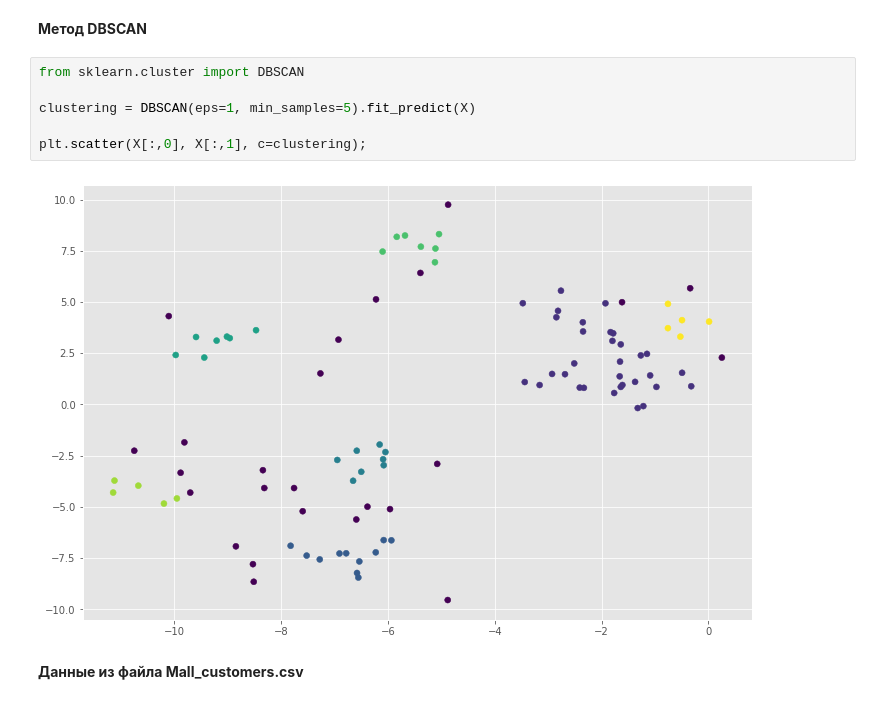
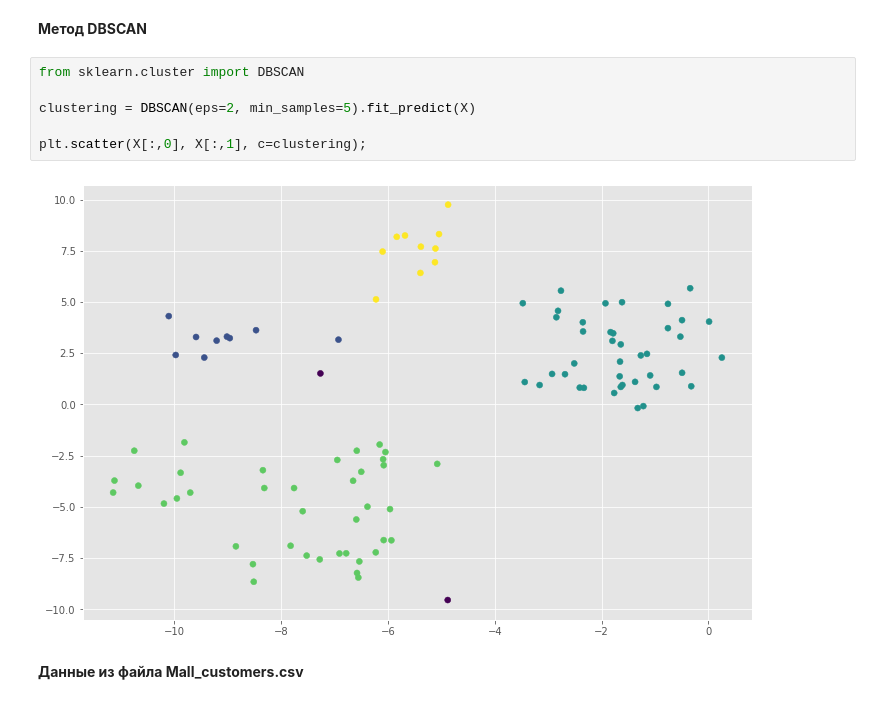
Before and after one commit to avetodef/modern-data-analysis-tools-itmo, a Jupyter notebook: lab1_siad.ipynb, the cells around one changed output. Drawn from its saved outputs; the diff is of its cells as text.

```diff
--- a/lab1_siad.ipynb
+++ b/lab1_siad.ipynb
@@ -55,11 +55,11 @@ plt.scatter(X[:,0], X[:,1], c=labels)
 # %%
 from sklearn.cluster import DBSCAN
 
-clustering = DBSCAN(eps=1, min_samples=5).fit_predict(X)
+clustering = DBSCAN(eps=2, min_samples=5).fit_predict(X)
 
 plt.scatter(X[:,0], X[:,1], c=clustering);
 # %% [output]
-[figure, old version]
+[figure, new version]
 # %% [markdown]
 **Данные из файла Mall_customers.csv**
 # %% [markdown]
```
Also changed, not shown: parts of 4 cells of this notebook.
